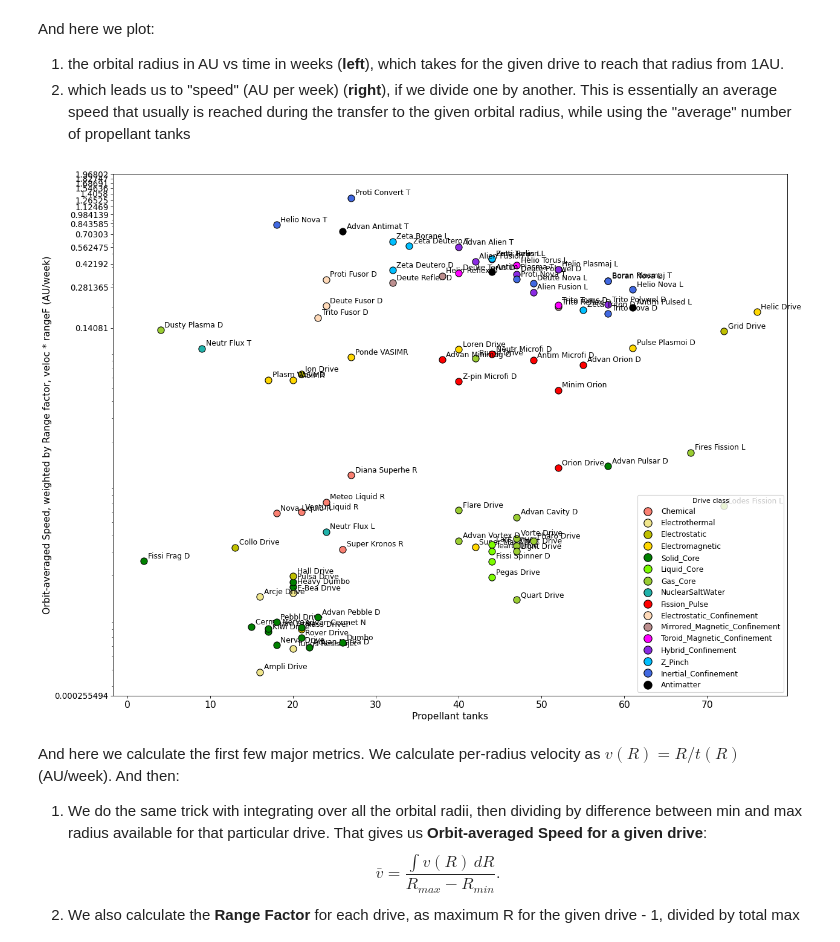
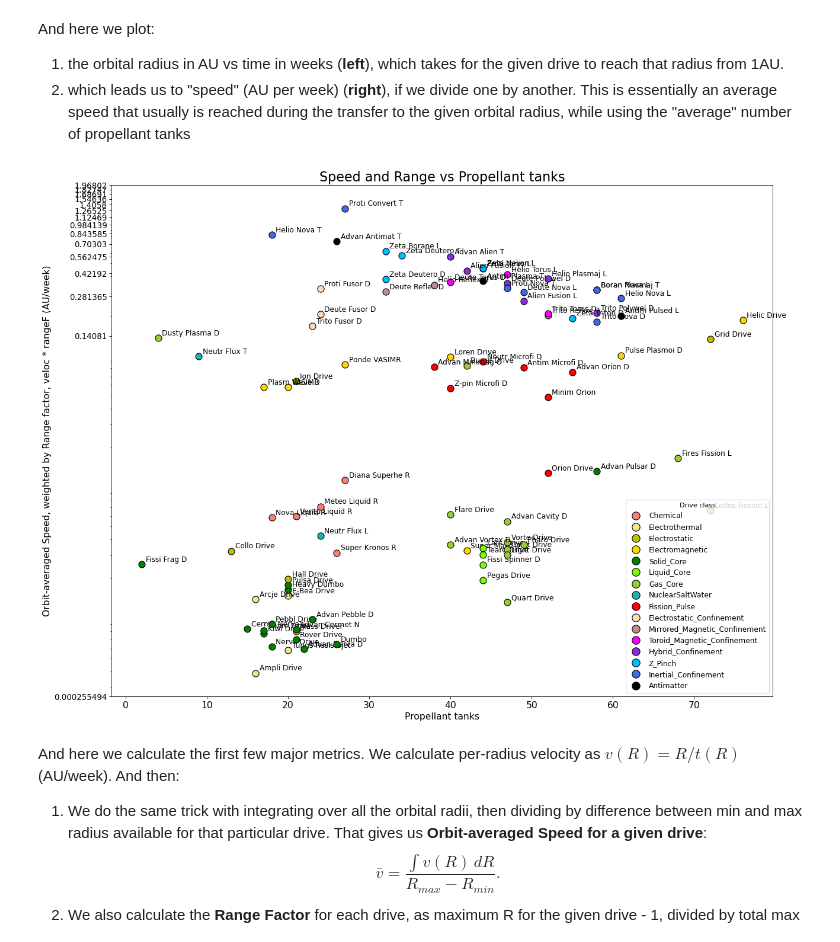
Before and after one commit to tkachev-asc/TI_drives, a Jupyter notebook: drives.ipynb, the cells around one changed output. Saved outputs shown, nothing was run; the diff lists cells and outputs as text; code cells hidden in the pictures.

```diff
--- a/drives.ipynb
+++ b/drives.ipynb
@@ -1051,34 +1054,35 @@ for k in ks:
     else:
         short = full_name.split()[0][:5] + ' ' + full_name.split()[1][:7] + ' ' + full_name.split()[-1][:1]
 
 
     ax.scatter(cost_v[k], veloc[k]*rangeF[k], c=[color], s=100, edgecolors='k', zorder=3)
     ax.annotate(short, xy=(cost_v[k], veloc[k]*rangeF[k]),
                 xytext=(6,4), textcoords='offset points', fontsize=11)
     # ax.scatter(cost_v[k], rangeF[k], c=[color], s=70, edgecolors='k', zorder=3)
     # ax.annotate(short, xy=(cost_v[k], rangeF[k]),
     #             xytext=(6,4), textcoords='offset points', fontsize=11)
 
 # legend for classes
 from matplotlib.lines import Line2D
 handles = [Line2D([0],[0], marker='o', color='w', label=c,
                   markerfacecolor=color_map[c], markersize=12, markeredgecolor='k') for c in classes]
 ax.legend(handles=handles, loc='best', title='Drive class', fontsize=11)
 
 # ax.set_xlim(0,1000)
 # ax.set_xscale('log')
 ax.set_yscale('log')
 ax.set_xlabel('Propellant tanks', fontsize=14)
 ax.set_ylabel('Orbit-averaged Speed, weighted by Range factor, veloc * rangeF (AU/week)', fontsize=14)
+ax.set_title('Speed and Range vs Propellant tanks', fontsize = 20)
 
 ax = plt.gca()
 numticks = 15
 ax.yaxis.set_major_locator(mticker.LinearLocator(numticks))
 ax.yaxis.set_major_formatter(mticker.FormatStrFormatter('%g'))
 ax.tick_params(axis='x', labelsize=14)
 ax.tick_params(axis='y', labelsize=12)
 # %% [output]
-[figure, old version]
+[figure, new version]
 # %% [markdown]
 And here we calculate the first few major metrics. We calculate per-radius velocity as $v(R) = R / t(R)$ (AU/week). And then:
 
```
Also changed, not shown: parts of 12 cells of this notebook.
